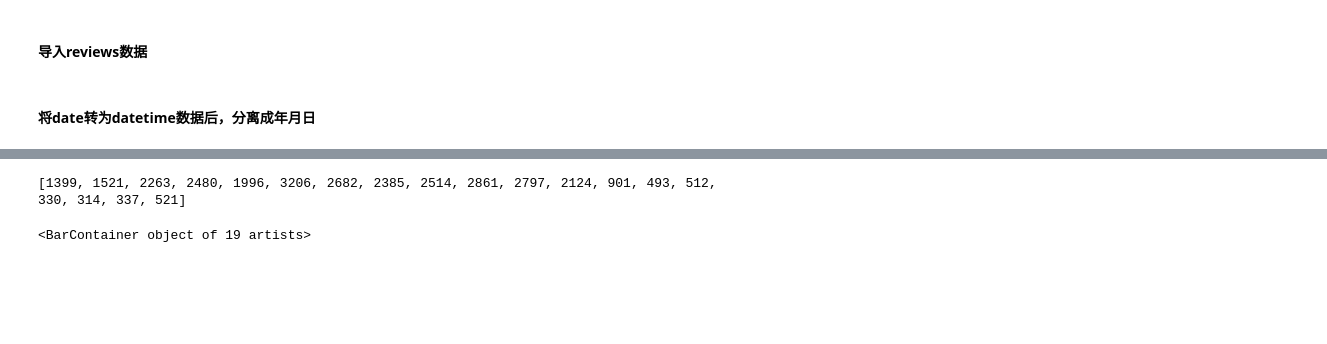
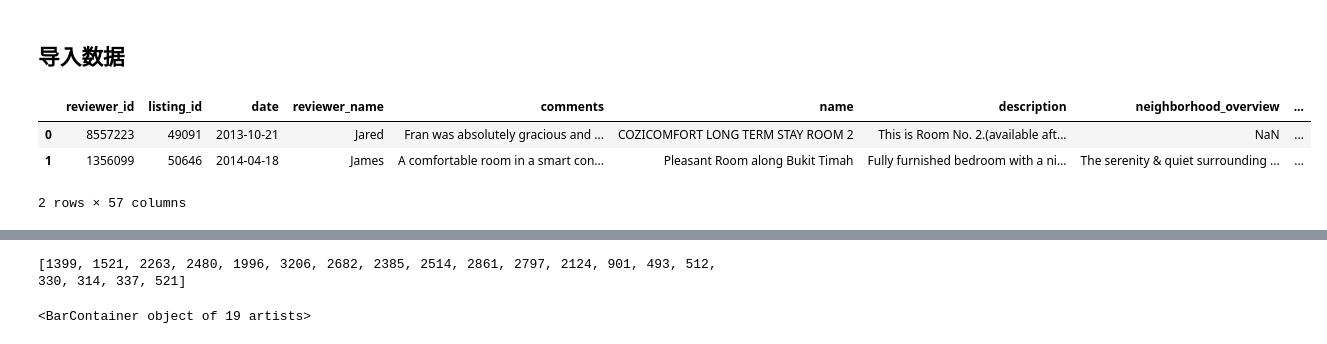
Before and after one commit to JT-H/Recommendation-System-for-Airbnb-Houses, a Jupyter notebook: EDA/Notebooks/EDA_6.ipynb, the cells around one changed output, grey strips where cells are left out. Drawn from its saved outputs; the diff is of its cells as text; code cells hidden in the pictures; blank space fills up the shorter version.

```diff
--- a/EDA/Notebooks/EDA_6.ipynb
+++ b/EDA/Notebooks/EDA_6.ipynb
@@ -11,4 +6,4 @@ Mounted at /content/drive
 import matplotlib.pyplot as plt
 # %% [markdown]
-#### 导入reviews数据
+## 导入数据
 # %%
@@ -18,2 +11,7 @@ all_reviews = all_reviews.drop('Unnamed: 0', axis=1)
-# %% [markdown]
-#### 将date转为datetime数据后，分离成年月日
+# %%
+all_reviews.head(2)
+# %% [output]
+|  | reviewer_id | listing_id | date | reviewer_name | comments | name | description | neighborhood_overview | ... |
+| 0 | 8557223 | 49091 | 2013-10-21 | Jared | Fran was absolutely gracious and ... | COZICOMFORT LONG TERM STAY ROOM 2 | This is Room No. 2.(available aft... | NaN | ... |
+| 1 | 1356099 | 50646 | 2014-04-18 | James | A comfortable room in a smart con... | Pleasant Room along Bukit Timah | Fully furnished bedroom with a ni... | The serenity & quiet surrounding ... | ... |
+2 rows × 57 columns
```
Also changed, not shown: parts of 43 cells of this notebook, 6 other files.
